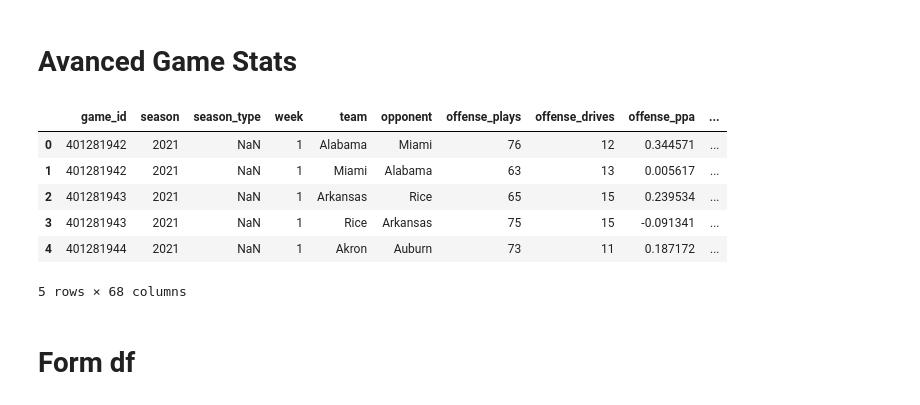
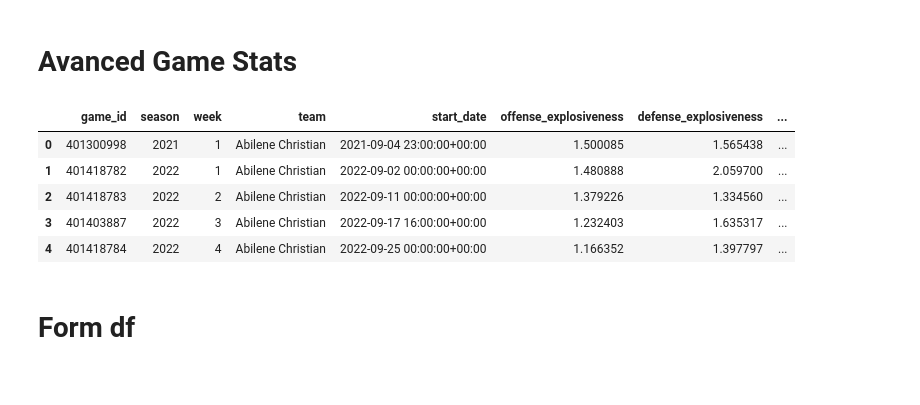
Before and after one commit to gwboyd/sports-models, a Jupyter notebook: src/sports/football/cfb/expected_points/notebook.ipynb, the cells around one changed output. Drawn from its saved outputs; the diff is of its cells as text; code cells hidden in the pictures.

```diff
--- a/src/sports/football/cfb/expected_points/notebook.ipynb
+++ b/src/sports/football/cfb/expected_points/notebook.ipynb
@@ -9,6 +9,7 @@ current_year = None
 current_week = None
 client_name = None
 result_path = "/tmp/variable_output.json"
+strict_data_validation = True
 # %%
 if not (current_year or current_week or client_name):
     current_year = 2026
@@ -324,20 +330,28 @@ exploded_lines = exploded_lines.reindex(columns=['id', 'lines', 'provider', 'spr
 exploded_lines[['implied_points_home', 'implied_points_away']] = exploded_lines.apply(get_implied_totals, axis=1)
 # %% [markdown]
 # Avanced Game Stats
-# %%
-from src.sports.football.transforms.common import get_averaged_game_stats
-columns = ['offense_explosiveness', 'defense_explosiveness']
-
-game_stats = get_averaged_game_stats(advanced_game_stats, columns)
-game_stats.head()
-# %% [output]
-|  | game_id | season | season_type | week | team | opponent | offense_plays | offense_drives | offense_ppa | ... |
-| 0 | 401281942 | 2021 | NaN | 1 | Alabama | Miami | 76 | 12 | 0.344571 | ... |
-| 1 | 401281942 | 2021 | NaN | 1 | Miami | Alabama | 63 | 13 | 0.005617 | ... |
-| 2 | 401281943 | 2021 | NaN | 1 | Arkansas | Rice | 65 | 15 | 0.239534 | ... |
-| 3 | 401281943 | 2021 | NaN | 1 | Rice | Arkansas | 75 | 15 | -0.091341 | ... |
-| 4 | 401281944 | 2021 | NaN | 1 | Akron | Auburn | 73 | 11 | 0.187172 | ... |
-5 rows × 68 columns
+# %%
+from src.sports.football.cfb.expected_points.features import build_pregame_advanced_stats
+columns = ['offense_explosiveness', 'defense_explosiveness']
+
+game_kickoffs = pd.concat([
+    games_csv_all[['id', 'start_date']],
+    games_api_df[['id', 'start_date']],
+], ignore_index=True).drop_duplicates(subset=['id'], keep='last').rename(columns={'id': 'game_id'})
+advanced_game_stats_with_kickoffs = advanced_game_stats.merge(
+    game_kickoffs, on='game_id', how='left', validate='many_to_one'
+)
+game_stats = build_pregame_advanced_stats(
+    advanced_game_stats_with_kickoffs, schedule, columns, strict=strict_data_validation
+)
+game_stats.head()
+# %% [output]
+|  | game_id | season | week | team | start_date | offense_explosiveness | defense_explosiveness | ... |
+| 0 | 401300998 | 2021 | 1 | Abilene Christian | 2021-09-04 23:00:00+00:00 | 1.500085 | 1.565438 | ... |
+| 1 | 401418782 | 2022 | 1 | Abilene Christian | 2022-09-02 00:00:00+00:00 | 1.480888 | 2.059700 | ... |
+| 2 | 401418783 | 2022 | 2 | Abilene Christian | 2022-09-11 00:00:00+00:00 | 1.379226 | 1.334560 | ... |
+| 3 | 401403887 | 2022 | 3 | Abilene Christian | 2022-09-17 16:00:00+00:00 | 1.232403 | 1.635317 | ... |
+| 4 | 401418784 | 2022 | 4 | Abilene Christian | 2022-09-25 00:00:00+00:00 | 1.166352 | 1.397797 | ... |
 # %% [markdown]
 # Form df
 # %%
```
Also changed, not shown: parts of 10 cells of this notebook, 25 other files.
